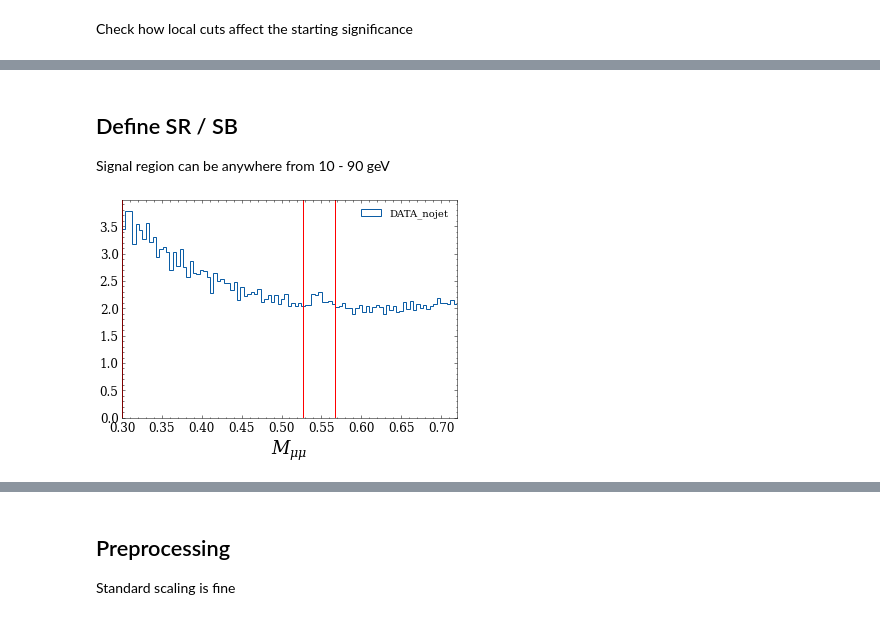
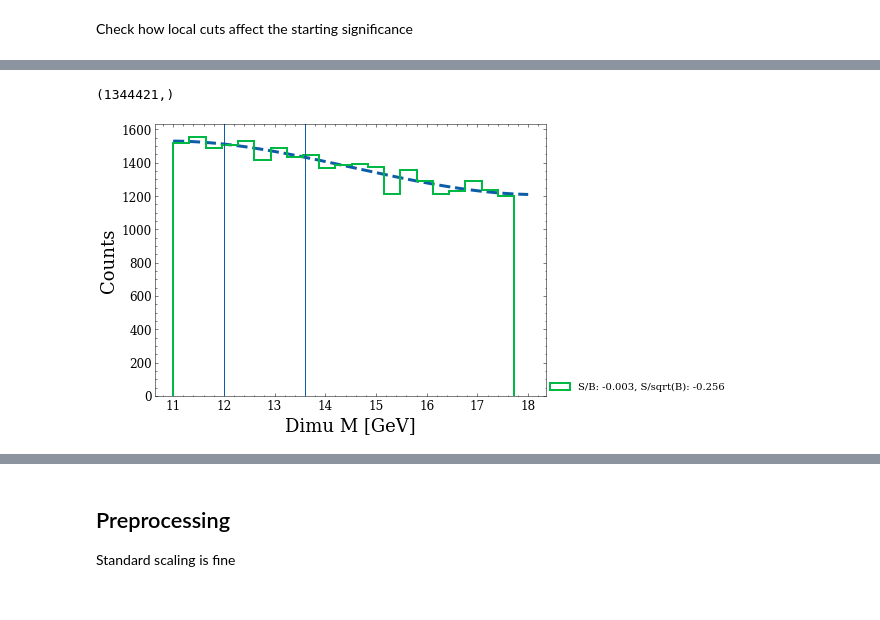
Before and after one commit to hep-lbdl/dimuonAD, a Jupyter notebook: 04_preprocess_data_for_bump_hunt.ipynb, the cells around one changed output, grey strips where cells are left out. Saved outputs shown, nothing was run; the diff lists cells and outputs as text; code cells hidden in the pictures.

```diff
--- a/04_preprocess_data_for_bump_hunt.ipynb
+++ b/04_preprocess_data_for_bump_hunt.ipynb
@@ -169,25 +122,45 @@ plt.show()
-# %% [markdown]
-## Define SR / SB
-
-Signal region can be anywhere from 10 - 90 geV
-# %%
-plt.figure()
-
-for code in codes_list:
-    plt.hist(cut_data[code]["dimu_mass"], bins = np.linspace(band_bounds["SBL"][0], band_bounds["SBH"][1], 100), histtype = "step", density = "True", label = code)
-
-plt.legend()
-plt.axvline(band_bounds["SBL"][0], color= "red")
-#plt.axvline(band_bounds["IBL"][0], color= "red")
-plt.axvline(band_bounds["SR"][0], color= "red")
-#plt.axvline(band_bounds["IBH"][0], color= "red")
-plt.axvline(band_bounds["SBH"][0], color= "red")
-plt.axvline(band_bounds["SBH"][1], color= "red")
-
-plt.xlabel("$M_{\mu\mu}$")
-
-plt.xlim(band_bounds["SBL"][0], band_bounds["SBH"][1])
-#plt.yscale("log")
-plt.show()
-# %% [output]
-[figure, removed]
+# %%
+p0  = [5000, -20000, 30000, -10000]
+
+bins = np.arange(SB_left, SB_right, width) # histogram bins
+x = np.linspace(SB_left, SB_right, 100) # plot curve fit
+
+masses_with_bounds = cut_data[code]["dimu_mass"][(cut_data[code]["dimu_mass"] >= SB_left) & (cut_data[code]["dimu_mass"] <= SB_right)]
+masses_with_bounds_samesign = cut_data_samesign[code]["dimu_mass"][(cut_data_samesign[code]["dimu_mass"] >= SB_left) & (cut_data_samesign[code]["dimu_mass"] <= SB_right)]
+
+
+plt.figure(figsize = (7,5))
+
+# plot all data
+loc_data = masses_with_bounds
+print(loc_data.shape)
+popt_0, _, _, _, _ = curve_fit_m_inv(loc_data, bkg_fit_cubic, SB_left, SB_right, SR_left, SR_right, width, p0)
+#plt.plot(x, bkg_fit_cubic(x, *popt_0), lw = 3, linestyle = "dashed")
+num_S_expected_in_SR, num_B_expected_in_SR = calc_significance(loc_data, bkg_fit_cubic, plot_bins_SR, SR_left, SR_right, popt_0)
+#plt.hist(loc_data, bins = bins, lw = 2, histtype = "step", density = False, label = f"S/B: {round(num_S_expected_in_SR/num_B_expected_in_SR,3)}, S/sqrt(B): {round(num_S_expected_in_SR/np.sqrt(num_B_expected_in_SR),3)}")
+
+
+# plot subset of data
+np.random.shuffle(masses_with_bounds)
+loc_data = masses_with_bounds[:30000]
+popt_0, _, _, _, _= curve_fit_m_inv(loc_data, bkg_fit_cubic, SB_left, SB_right, SR_left, SR_right, width, p0)
+plt.plot(x, bkg_fit_cubic(x, *popt_0), lw = 3, linestyle = "dashed")
+num_S_expected_in_SR, num_B_expected_in_SR = calc_significance(loc_data, bkg_fit_cubic, plot_bins_SR, SR_left, SR_right, popt_0)
+plt.hist(loc_data, bins = bins, lw = 2, histtype = "step", density = False, label = f"S/B: {round(num_S_expected_in_SR/num_B_expected_in_SR,3)}, S/sqrt(B): {round(num_S_expected_in_SR/np.sqrt(num_B_expected_in_SR),3)}")
+
+
+plt.axvline(SR_left)
+plt.axvline(SR_right)
+
+plt.xlabel("Dimu M [GeV]")
+plt.ylabel("Counts")
+plt.legend(loc = (1, 0))
+
+
+plt.show()
+
+
+#hist_all_features(codes_list, cut_data, feature_set, kwargs_dict_dtype)
+# %% [output]
+(1344421,)
+[figure, added]
```
Also changed, not shown: parts of 16 cells of this notebook.
